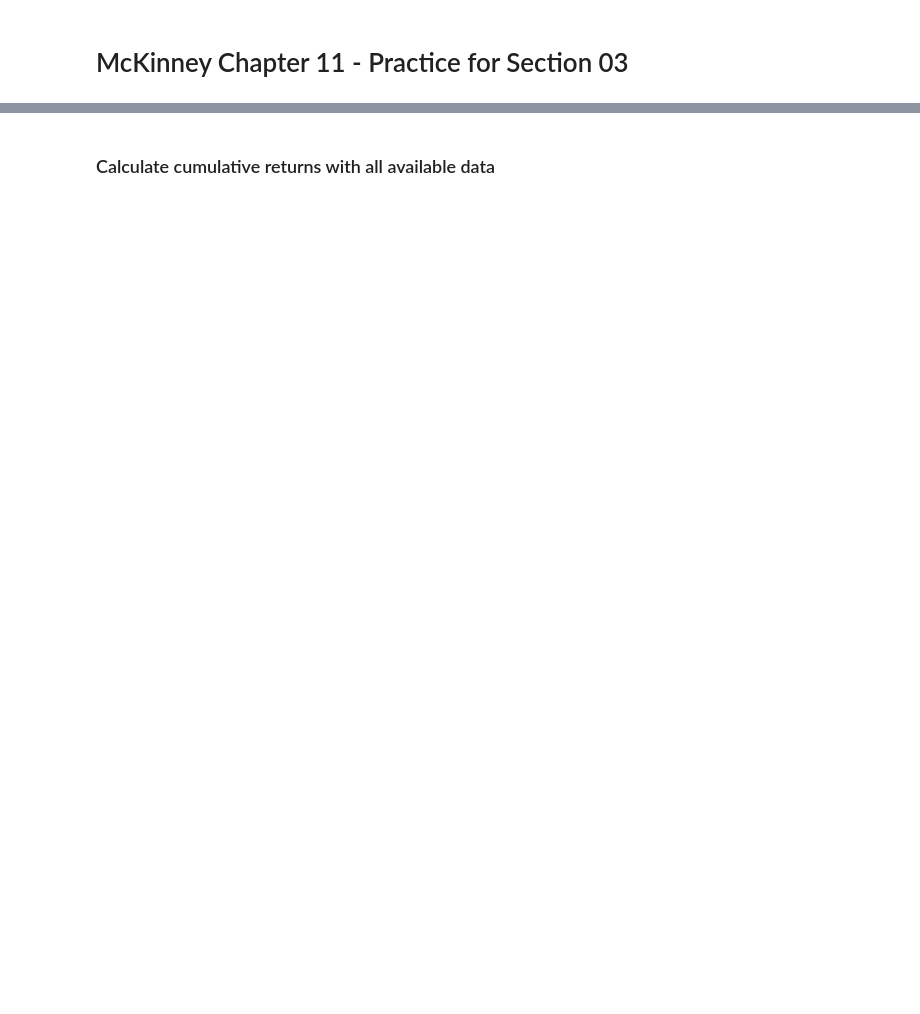
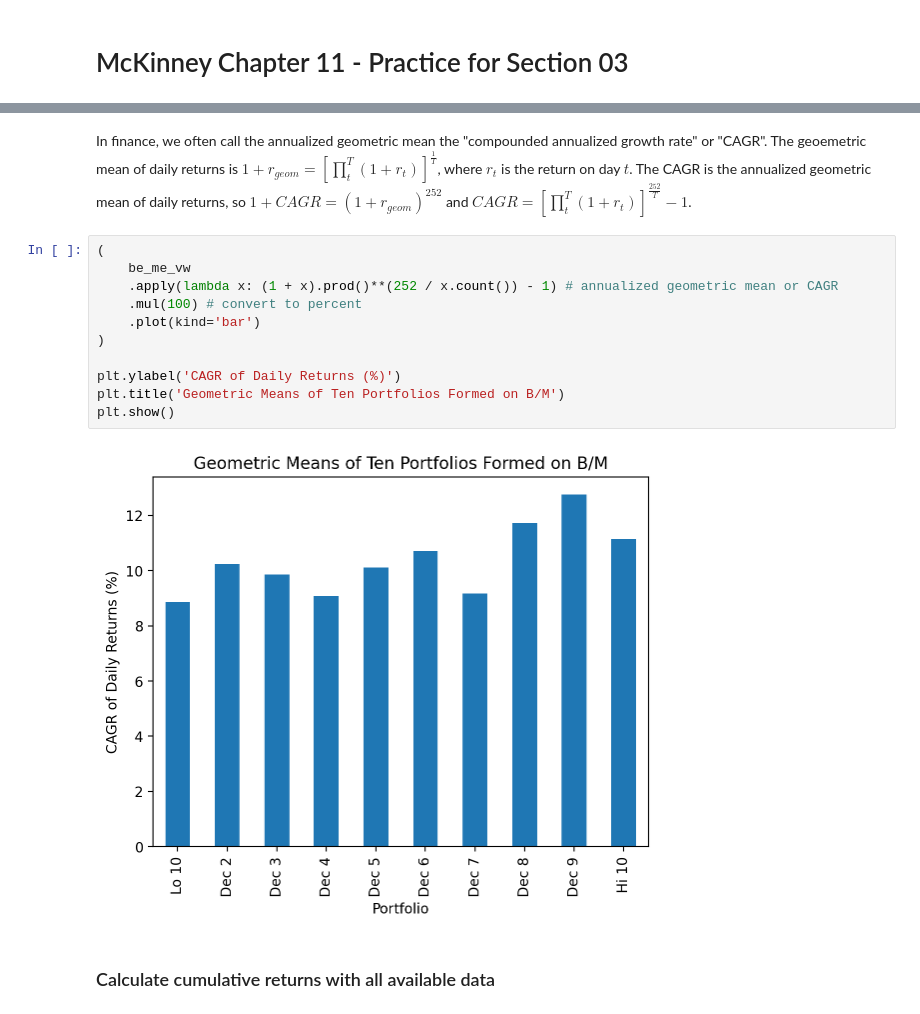
Before and after one commit to richard-herron/fina-6333-2024-spring, a Jupyter notebook: Notebooks/mckinney_11_practice_03.ipynb, the cells around one changed output, grey strips where cells are left out. Saved outputs shown, nothing was run; the diff lists cells and outputs as text; blank space fills up the shorter version.

```diff
--- a/Notebooks/mckinney_11_practice_03.ipynb
+++ b/Notebooks/mckinney_11_practice_03.ipynb
@@ -7,2 +129,19 @@
+# %% [markdown]
+In finance, we often call the annualized geometric mean the "compounded annualized growth rate" or "CAGR".
+The geoemetric mean of daily returns is $1 + r_{geom} = \left[ \prod_{t}^T (1+r_t) \right]^{\frac{1}{T}}$, where $r_t$ is the return on day $t$.
+The CAGR is the annualized geometric mean of daily returns, so $1 + CAGR = (1 + r_{geom})^{252}$ and $CAGR = \left[ \prod_{t}^T (1+r_t) \right]^{\frac{252}{T}} - 1$.
+# %%
+(
+    be_me_vw
+    .apply(lambda x: (1 + x).prod()**(252 / x.count()) - 1) # annualized geometric mean or CAGR
+    .mul(100) # convert to percent
+    .plot(kind='bar')
+)
+
+plt.ylabel('CAGR of Daily Returns (%)')
+plt.title('Geometric Means of Ten Portfolios Formed on B/M')
+plt.show()
+# %% [output]
+[figure, added]
 # %% [markdown]
 ### Calculate cumulative returns with all available data
```
Also changed, not shown: parts of 44 cells of this notebook, 11 other files.
